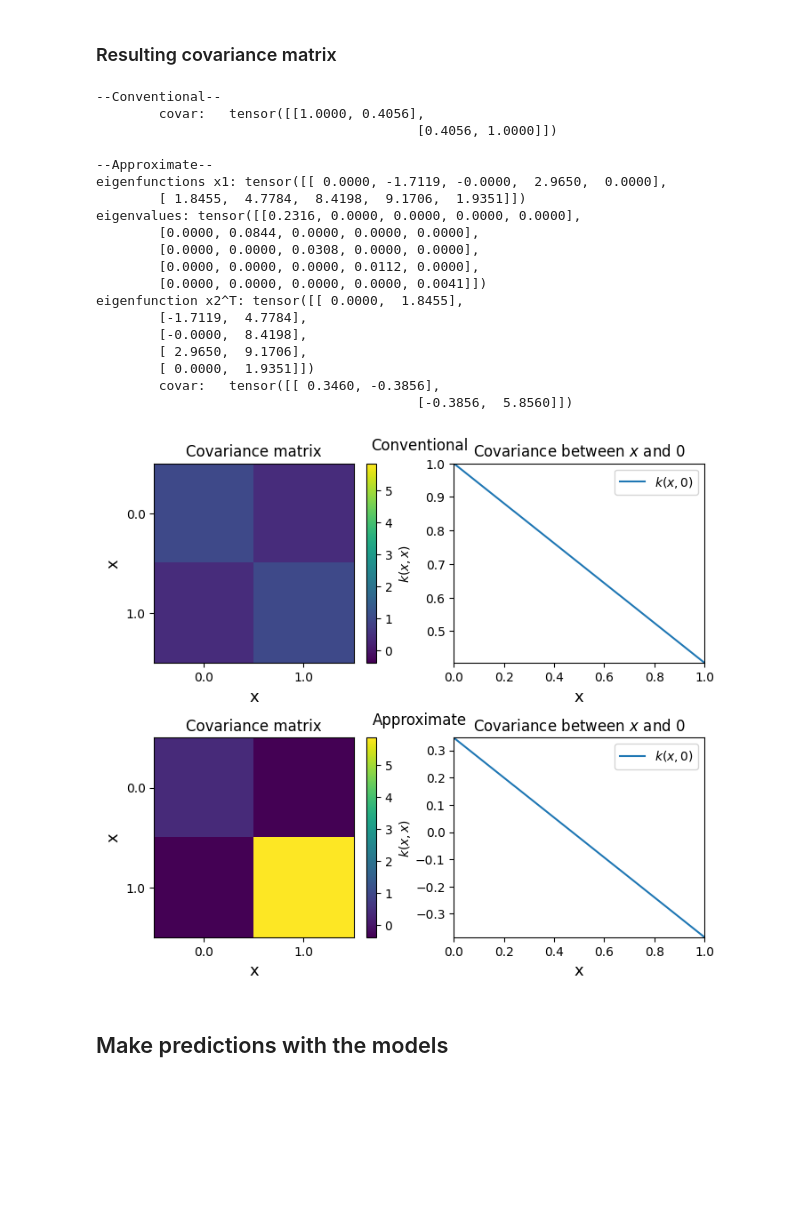
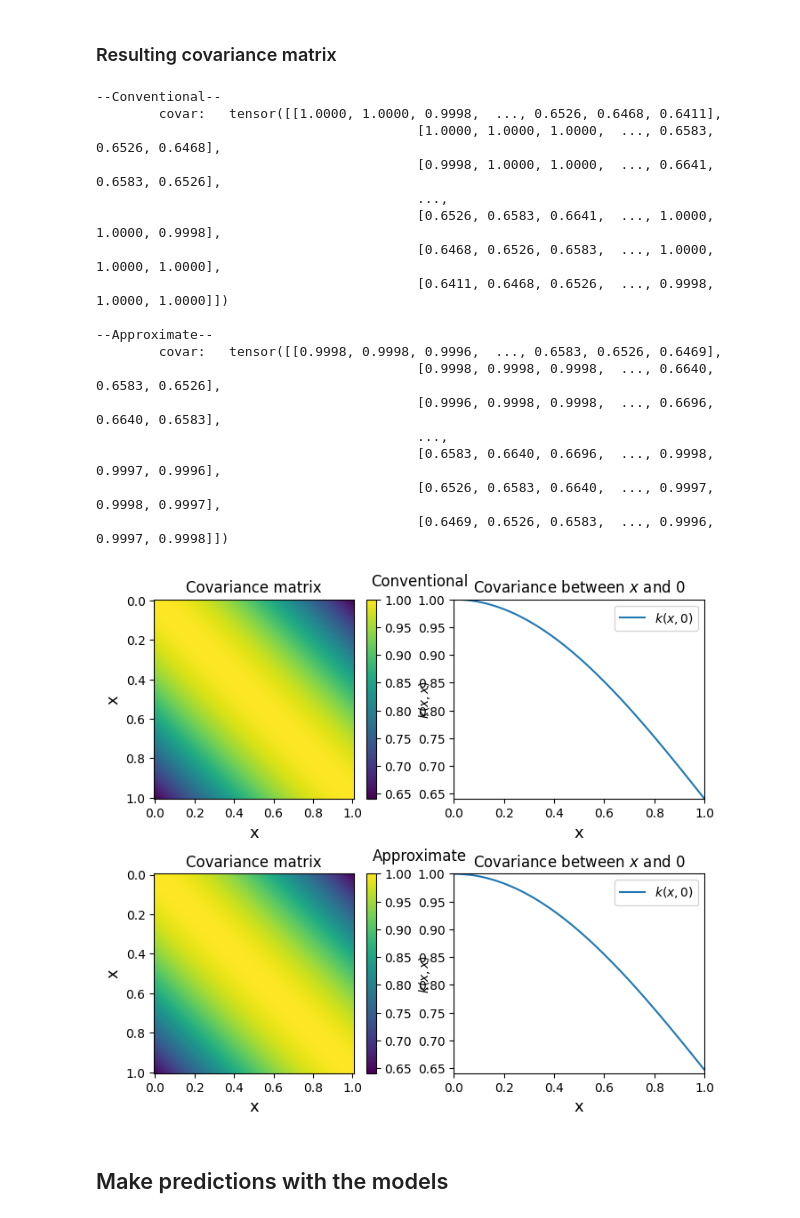
Before and after one commit to Cef0PT/famgpytorch, a Jupyter notebook: playground/first_comparison_conventional_approx.ipynb, the cells around one changed output. Cells and saved outputs as stored; diff of their text form; code cells hidden in the pictures; blank space fills up the shorter version.

Commit message:
first functional version of approx RBF kernel

```diff
--- a/playground/first_comparison_conventional_approx.ipynb
+++ b/playground/first_comparison_conventional_approx.ipynb
@@ -28,6 +26,6 @@ With training examples test examples regularly spaced points in [0,1]
 # %%
-nb_training_points = 2
-nb_test_points = 1
+nb_training_points = 100
+nb_test_points = 51
 
 train_x = torch.linspace(0, 1, nb_training_points)
 train_y = train_x.pow(2)
@@ -69,15 +67,15 @@ class ApproxGPModel(gpytorch.models.ExactGP):
 # %%
 conv_likelihood = gpytorch.likelihoods.GaussianLikelihood()
 # workaround for noise-free GP
-# conv_likelihood.noise = 2e-4
-# conv_likelihood.noise_covar.raw_noise.requires_grad_(False)
+conv_likelihood.noise = 2e-4
+conv_likelihood.noise_covar.raw_noise.requires_grad_(False)
 conv_model = ConventionalGPModel(train_x, train_y, conv_likelihood)
 approx_likelihood = gpytorch.likelihoods.GaussianLikelihood()
 # workaround for noise-free GP
-# approx_likelihood.noise = 2e-4
-# approx_likelihood.noise_covar.raw_noise.requires_grad_(False)
+approx_likelihood.noise = 2e-4
+approx_likelihood.noise_covar.raw_noise.requires_grad_(False)
 approx_model = ApproxGPModel(train_x, train_y, approx_likelihood)
-approx_model.covar_module.alpha = 1
+approx_model.covar_module.alpha = 0.3
 approx_model.covar_module.raw_alpha.requires_grad_(False)
 #---------------------------------------------------------------------
 
@@ -95,7 +93,7 @@ approx_optimizer = torch.optim.Adam(approx_model.parameters(), lr=0.1)
 conv_mll = gpytorch.mlls.ExactMarginalLogLikelihood(conv_likelihood, conv_model)
 approx_mll = gpytorch.mlls.ExactMarginalLogLikelihood(approx_likelihood, approx_model)
 
-for i in range(1):
+for i in range(50):
     # zero gradients from previous iteration
     conv_optimizer.zero_grad()
     approx_optimizer.zero_grad()
@@ -112,19 +110,19 @@ for i in range(1):
     conv_loss.backward()
     approx_loss.backward()
 
-    # if i == 0 or (i + 1) % 10 == 0:
-    print(f'Iter {i + 1:02d}/50')
-    print(
-        f'\tConventional:   Loss: {conv_loss.item():.3f}   '
-        f'lengthscale: {conv_model.covar_module.lengthscale.item():.3f}   '
-        f'noise: {conv_model.likelihood.noise.item():.3f}'
-    )
-    print(
-        f'\tApproximate:   Loss: {approx_loss.item():.3f}   '
-        f'lengthscale: {approx_model.covar_module.lengthscale.item():.3f}   '
-        f'noise: {approx_model.likelihood.noise.item():.3f}   '
-        f'alpha: {approx_model.covar_module.alpha.item():.3f}'
-    )
+    if i == 0 or (i + 1) % 10 == 0:
+        print(f'Iter {i + 1:02d}/50')
+        print(
+            f'\tConventional:   Loss: {conv_loss.item():.3f}   '
+            f'lengthscale: {conv_model.covar_module.lengthscale.item():.3f}   '
+            f'noise: {conv_model.likelihood.noise.item():.3f}'
+        )
+        print(
+            f'\tApproximate:   Loss: {approx_loss.item():.3f}   '
+            f'lengthscale: {approx_model.covar_module.lengthscale.item():.3f}   '
+            f'noise: {approx_model.likelihood.noise.item():.3f}   '
+            f'alpha: {approx_model.covar_module.alpha.item():.3f}'
+        )
 
     # step on optimizer
     conv_optimizer.step()
@@ -170,51 +171,49 @@ with torch.no_grad():
     fig = plt.figure(figsize=(8, 6))
     subfigs = fig.subfigures(2, 1, hspace=0.06)
     subfigs[0].suptitle("Conventional")
     subfigs[1].suptitle("Approximate")
     vmin = torch.min(torch.cat((conv_train_covar, approx_train_covar))).item()
     vmax = torch.max(torch.cat((conv_train_covar, approx_train_covar))).item()
     for row, covar in enumerate([conv_train_covar, approx_train_covar]):
         ax1, ax2 = subfigs[row].subplots(1, 2)
 
         im = ax1.imshow(covar.numpy(), cmap=plt.colormaps['viridis'], vmin=vmin, vmax=vmax)
         cbar = plt.colorbar(im, ax=ax1)
         cbar.ax.set_ylabel('$k(x,x)$', fontsize=10)
         ax1.set_title("Covariance matrix")
         ax1.set_xlabel('x', fontsize=13)
         ax1.set_ylabel('x', fontsize=13)
         ax1.set_xticks(np.linspace(0, nb_training_points - 1, min(nb_training_points, 6)))
         ax1.set_yticks(np.linspace(0, nb_training_points - 1, min(nb_training_points, 6)))
         ax1.set_xticklabels(np.round(np.linspace(0, 1, min(nb_training_points, 6)), 2))
         ax1.set_yticklabels(np.round(np.linspace(0, 1, min(nb_training_points, 6)), 2))
         ax1.grid(False)
 
         ax2.plot(train_x.numpy(), covar.numpy()[:,0], label='$k(x,0)$')
         ax2.set_xlabel('x', fontsize=13)
         ax2.set_title('Covariance between $x$ and $0$')
         ax2.set_xlim([0, 1])
-        ax2.set_ylim([np.min(covar.numpy()[:,0]), np.max(covar.numpy()[:,0])])
+        ax2.set_ylim([vmin, 1])
         ax2.legend(loc=1)
 # %% [output]
 --Conventional--
-        covar:   tensor([[1.0000, 0.4056],
-                                         [0.4056, 1.0000]])
+        covar:   tensor([[1.0000, 1.0000, 0.9998,  ..., 0.6526, 0.6468, 0.6411],
+                                         [1.0000, 1.0000, 1.0000,  ..., 0.6583, 0.6526, 0.6468],
+                                         [0.9998, 1.0000, 1.0000,  ..., 0.6641, 0.6583, 0.6526],
+                                         ...,
+                                         [0.6526, 0.6583, 0.6641,  ..., 1.0000, 1.0000, 0.9998],
+                                         [0.6468, 0.6526, 0.6583,  ..., 1.0000, 1.0000, 1.0000],
+                                         [0.6411, 0.6468, 0.6526,  ..., 0.9998, 1.0000, 1.0000]])
 
 --Approximate--
-eigenfunctions x1: tensor([[ 0.0000, -1.7119, -0.0000,  2.9650,  0.0000],
-        [ 1.8455,  4.7784,  8.4198,  9.1706,  1.9351]])
-eigenvalues: tensor([[0.2316, 0.0000, 0.0000, 0.0000, 0.0000],
-        [0.0000, 0.0844, 0.0000, 0.0000, 0.0000],
-        [0.0000, 0.0000, 0.0308, 0.0000, 0.0000],
-        [0.0000, 0.0000, 0.0000, 0.0112, 0.0000],
-        [0.0000, 0.0000, 0.0000, 0.0000, 0.0041]])
-eigenfunction x2^T: tensor([[ 0.0000,  1.8455],
-        [-1.7119,  4.7784],
-        [-0.0000,  8.4198],
-        [ 2.9650,  9.1706],
-        [ 0.0000,  1.9351]])
-        covar:   tensor([[ 0.3460, -0.3856],
-                                         [-0.3856,  5.8560]])
+        covar:   tensor([[0.9998, 0.9998, 0.9996,  ..., 0.6583, 0.6526, 0.6469],
+                                         [0.9998, 0.9998, 0.9998,  ..., 0.6640, 0.6583, 0.6526],
+                                         [0.9996, 0.9998, 0.9998,  ..., 0.6696, 0.6640, 0.6583],
+                                         ...,
+                                         [0.6583, 0.6640, 0.6696,  ..., 0.9998, 0.9997, 0.9996],
+                                         [0.6526, 0.6583, 0.6640,  ..., 0.9997, 0.9998, 0.9997],
+                                         [0.6469, 0.6526, 0.6583,  ..., 0.9996, 0.9997, 0.9998]])
-[figure, old version]
+[figure, new version]
 # %% [markdown]
 ## Make predictions with the models
 # %%
```
Also changed, not shown: parts of 6 cells of this notebook, 1 other file.
